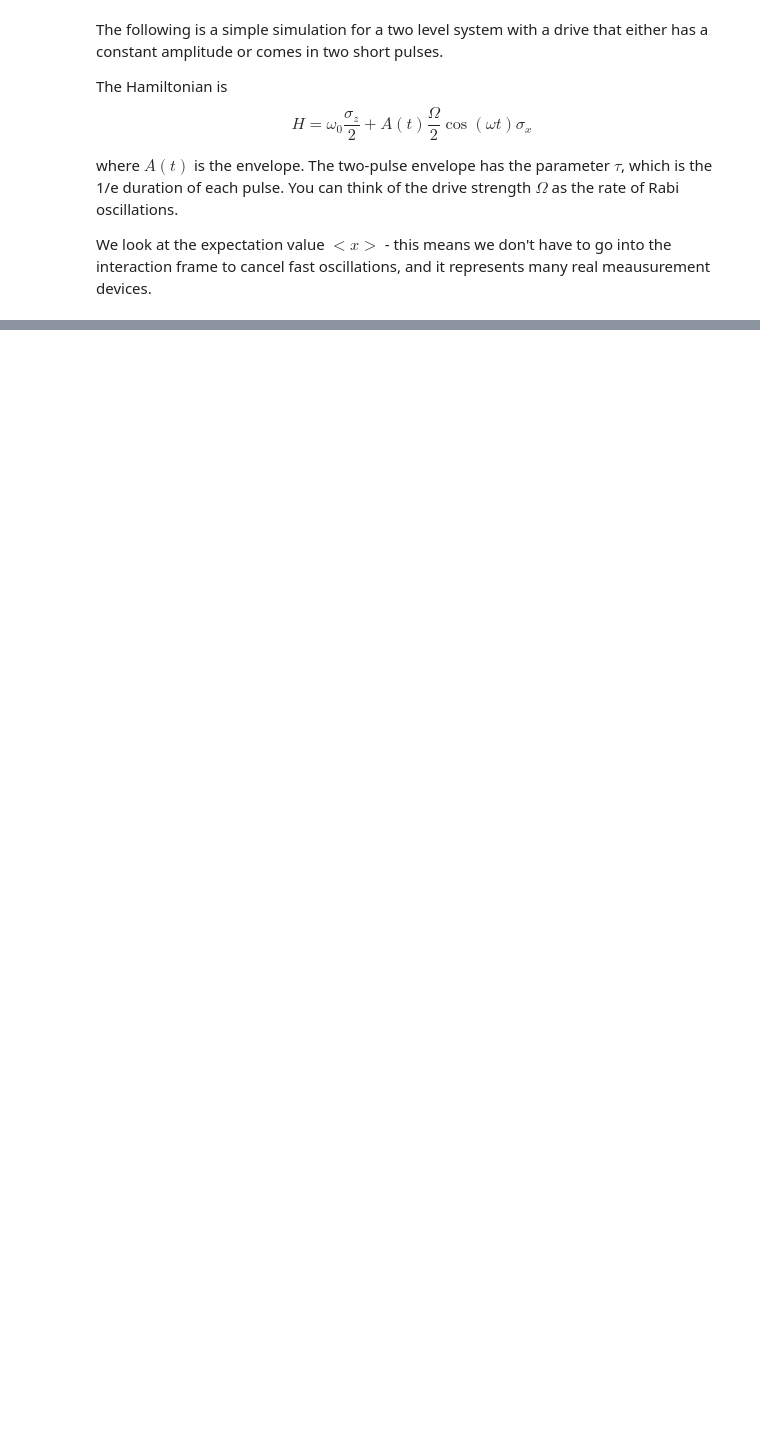
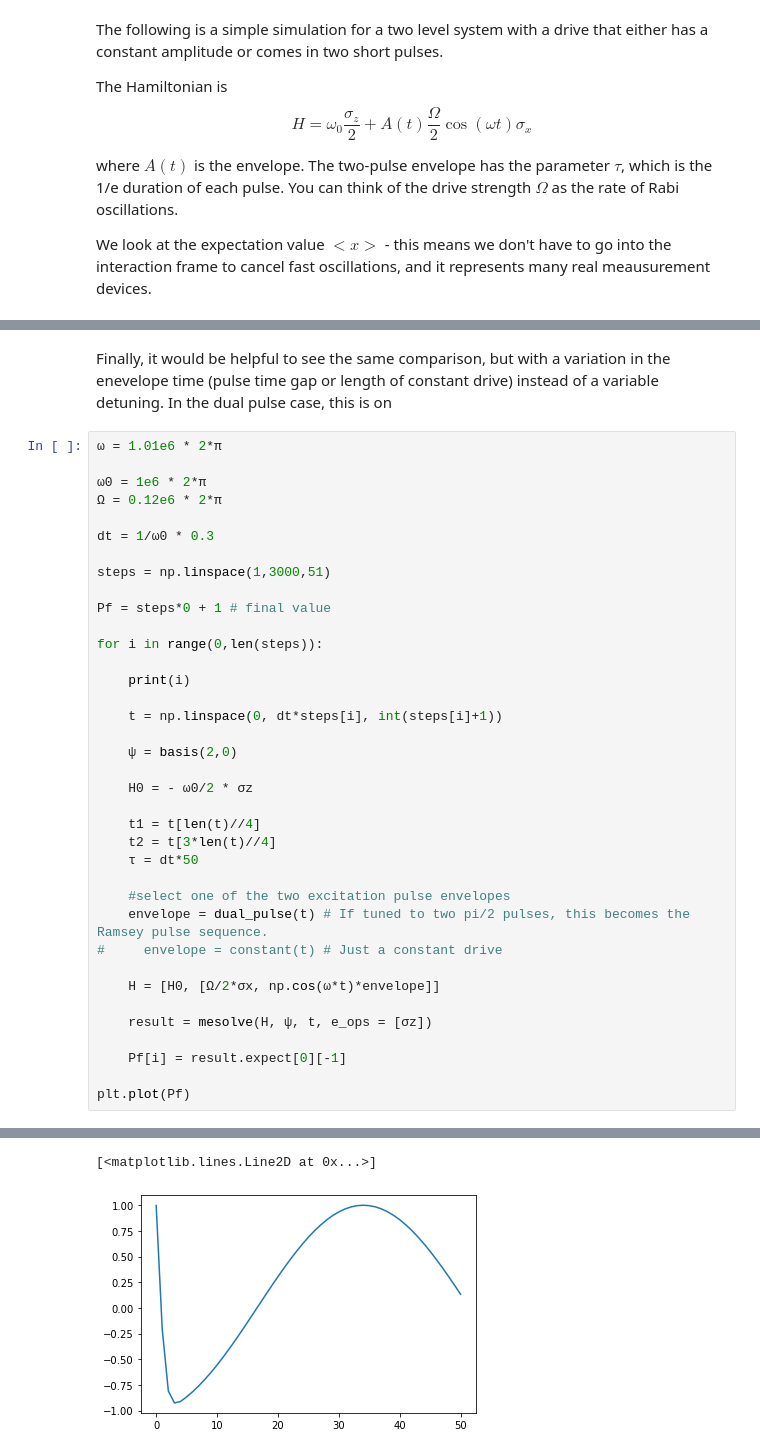
Before and after one commit to borismesits/simulation-vault, a Jupyter notebook: Rabi vs Ramsey Spectroscopy.ipynb, the cells around one changed output, grey strips where cells are left out. Saved outputs shown, nothing was run; the diff lists cells and outputs as text; blank space fills up the shorter version.

```diff
--- a/Rabi vs Ramsey Spectroscopy.ipynb
+++ b/Rabi vs Ramsey Spectroscopy.ipynb
@@ -91,0 +120,40 @@ This does break down if the detuning gets very big.
+# %% [markdown]
+Finally, it would be helpful to see the same comparison, but with a variation in the enevelope time (pulse time gap or length of constant drive) instead of a variable detuning. In the dual pulse case, this is on
+# %%
+ω = 1.01e6 * 2*π
+
+ω0 = 1e6 * 2*π
+Ω = 0.12e6 * 2*π
+
+dt = 1/ω0 * 0.3
+
+steps = np.linspace(1,3000,51)
+
+Pf = steps*0 + 1 # final value
+
+for i in range(0,len(steps)):
+
+    print(i)
+
+    t = np.linspace(0, dt*steps[i], int(steps[i]+1))
+
+    ψ = basis(2,0)
+
+    H0 = - ω0/2 * σz
+
+    t1 = t[len(t)//4]
+    t2 = t[3*len(t)//4]
+    τ = dt*50
+
+    #select one of the two excitation pulse envelopes
+    envelope = dual_pulse(t) # If tuned to two pi/2 pulses, this becomes the Ramsey pulse sequence.
+#     envelope = constant(t) # Just a constant drive
+
+    H = [H0, [Ω/2*σx, np.cos(ω*t)*envelope]]
+
+    result = mesolve(H, ψ, t, e_ops = [σz])
+
+    Pf[i] = result.expect[0][-1]
+
+plt.plot(Pf)
+# %% [output]
@@ -91,0 +177,2 @@ This does break down if the detuning gets very big.
+[<matplotlib.lines.Line2D at 0x...>]
+[figure, added]
```
Also changed, not shown: parts of 6 cells of this notebook.
